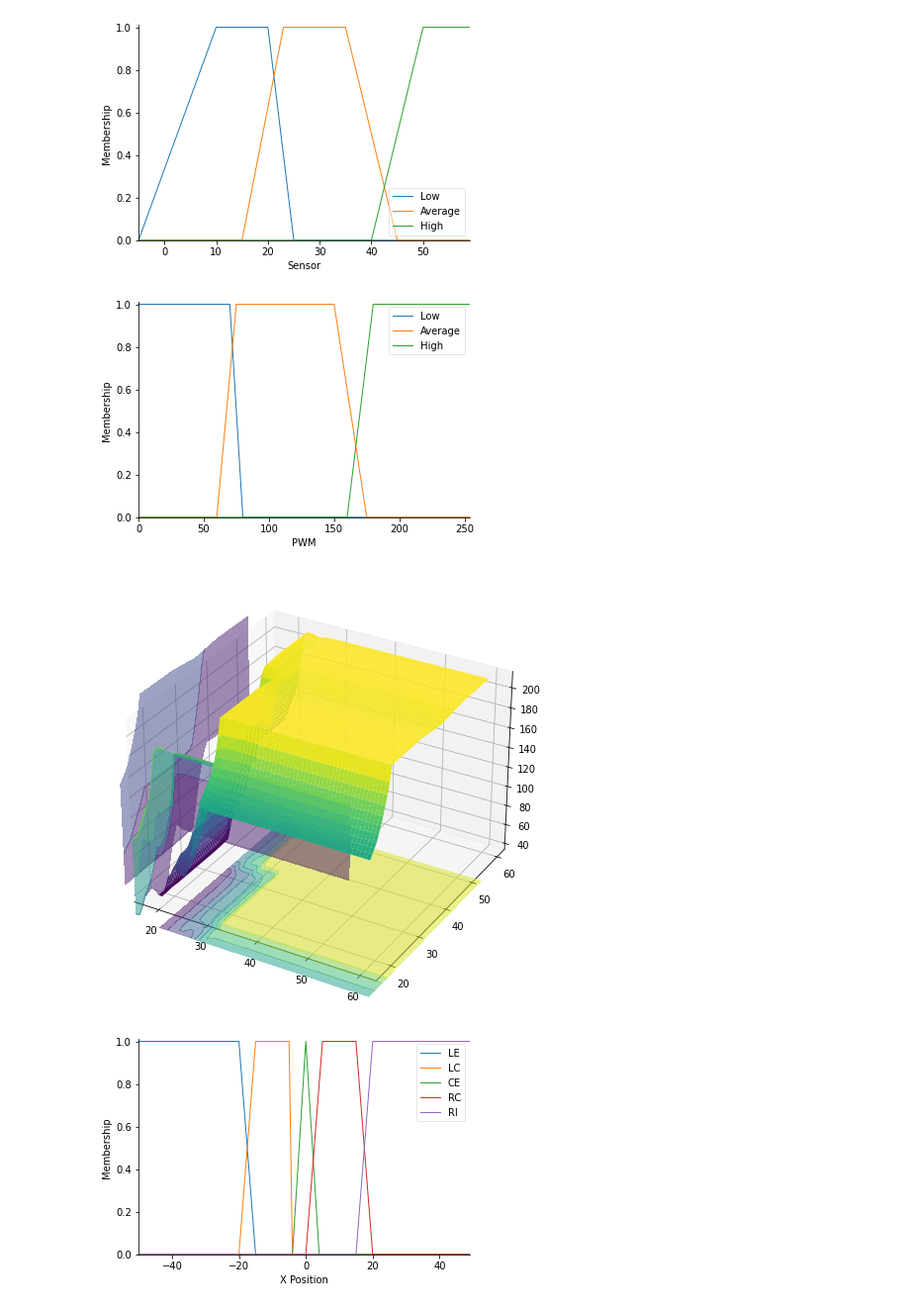
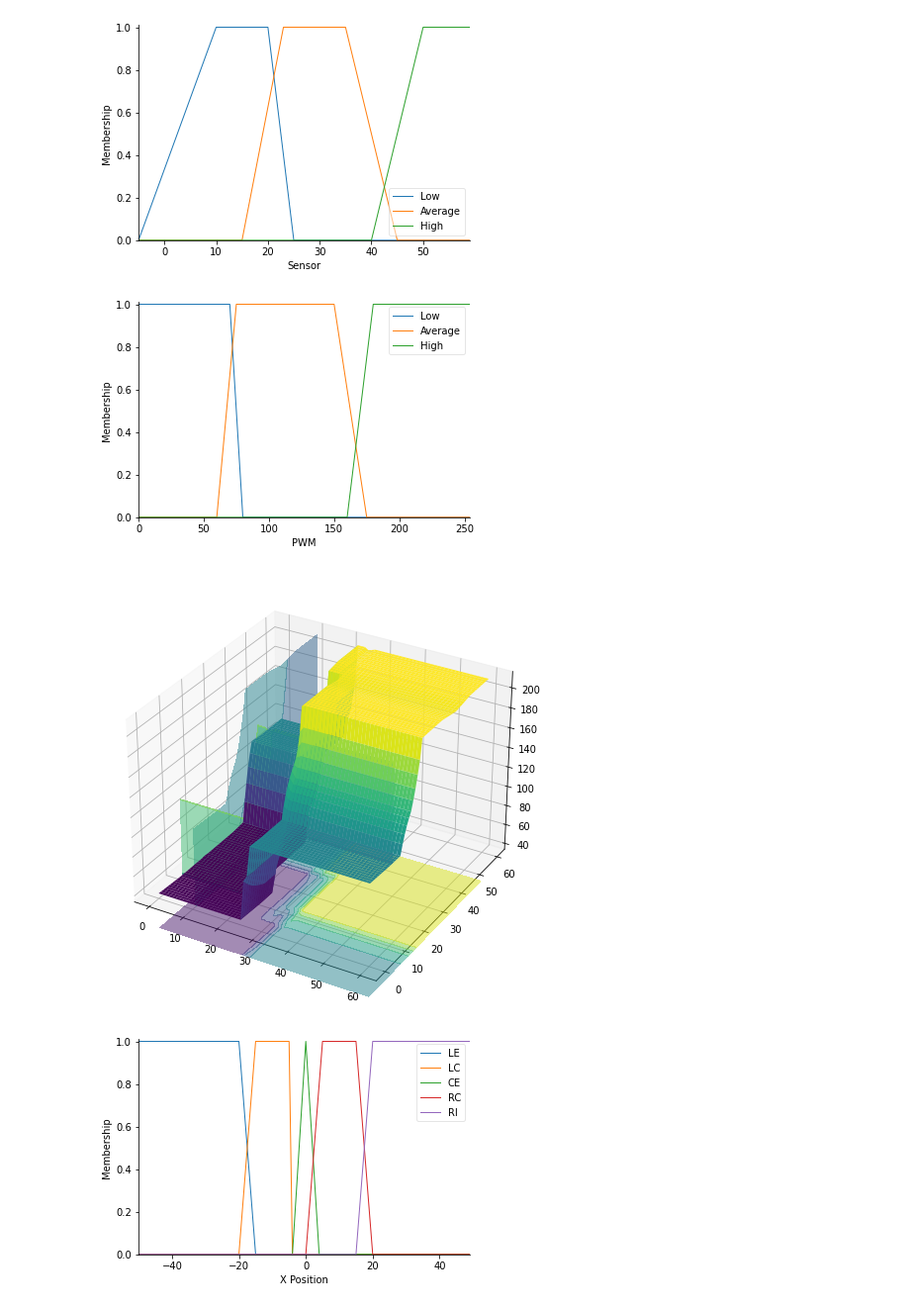
Before and after one commit to utopickaiser/AI-Homework, a Jupyter notebook: AI_Exercise_W5_Fuzzy_Controller.ipynb, the cells around one changed output. Shown at 99% size. Drawn from its saved outputs; the diff is of its cells as text; code cells hidden in the pictures.

```diff
--- a/AI_Exercise_W5_Fuzzy_Controller.ipynb
+++ b/AI_Exercise_W5_Fuzzy_Controller.ipynb
@@ -37,35 +37,35 @@ rule1 = ctrl.Rule(antecedent = (sp['Average'] & se['Average'])|
                   (sp['High'] & se['Low'])|(sp['Low'] & se['High']),
                    consequent = pwm['Average'], label = 'Rule Average')
 
 rule2 = ctrl.Rule(antecedent = (sp['High'] & se['High'])|
                   (sp['High'] & se['Average'])|(sp['Average'] & se['High']),
                    consequent = pwm['High'], label = 'Rule High')
 
 system = ctrl.ControlSystem(rules = [rule0,rule1,rule2])
 sim = ctrl.ControlSystemSimulation(system, flush_after_run = 61*61+1)
-upsampled = np.linspace(18,60,61)
+upsampled = np.linspace(0,60,61)
 x,y = np.meshgrid(upsampled, upsampled)
 z = np.zeros_like(x)
 for i in range(61):
   for j in range(61):
     for k in range(61):
       sim.input['Setpoint'] = x[i,j]
       sim.input['Sensor'] = y[i,j]
       sim.compute()
       z[i,j] = sim.output['PWM']
 fig = plt.figure(figsize = (8,8))
 ax = fig.add_subplot(111, projection = '3d')
 suf = ax.plot_surface(x,y,z, rstride = 1, cstride = 1, cmap = 'viridis',
                       linewidth = 0.4, antialiased = True)
 cset = ax.contourf(x,y,z, zdir = 'z', offset = 3, cmap = 'viridis', alpha = 0.5)
 cset = ax.contourf(x,y,z, zdir = 'x', offset = 11, cmap = 'viridis', alpha = 0.5 )
 cset = ax.contourf(x,y,z, zdir = 'y', offset = 11, cmap = 'viridis', alpha = 0.5 )
 ax.view_init(30,300)
 # %% [output]
 [figure]
 [figure]
 [figure]
-[figure, old version]
+[figure, new version]
 # %%
 # Mobile Robot
 import numpy as np
```
